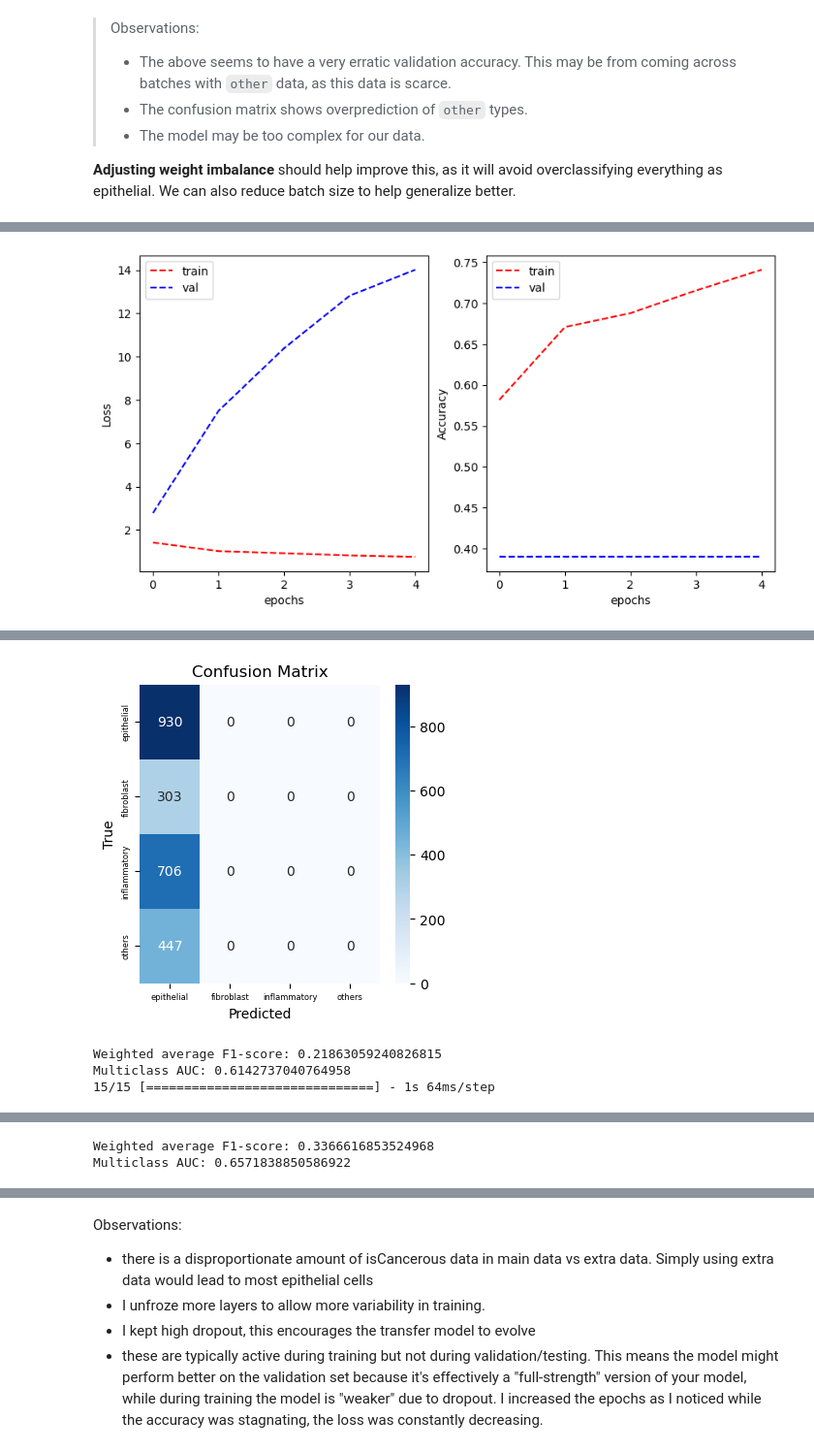
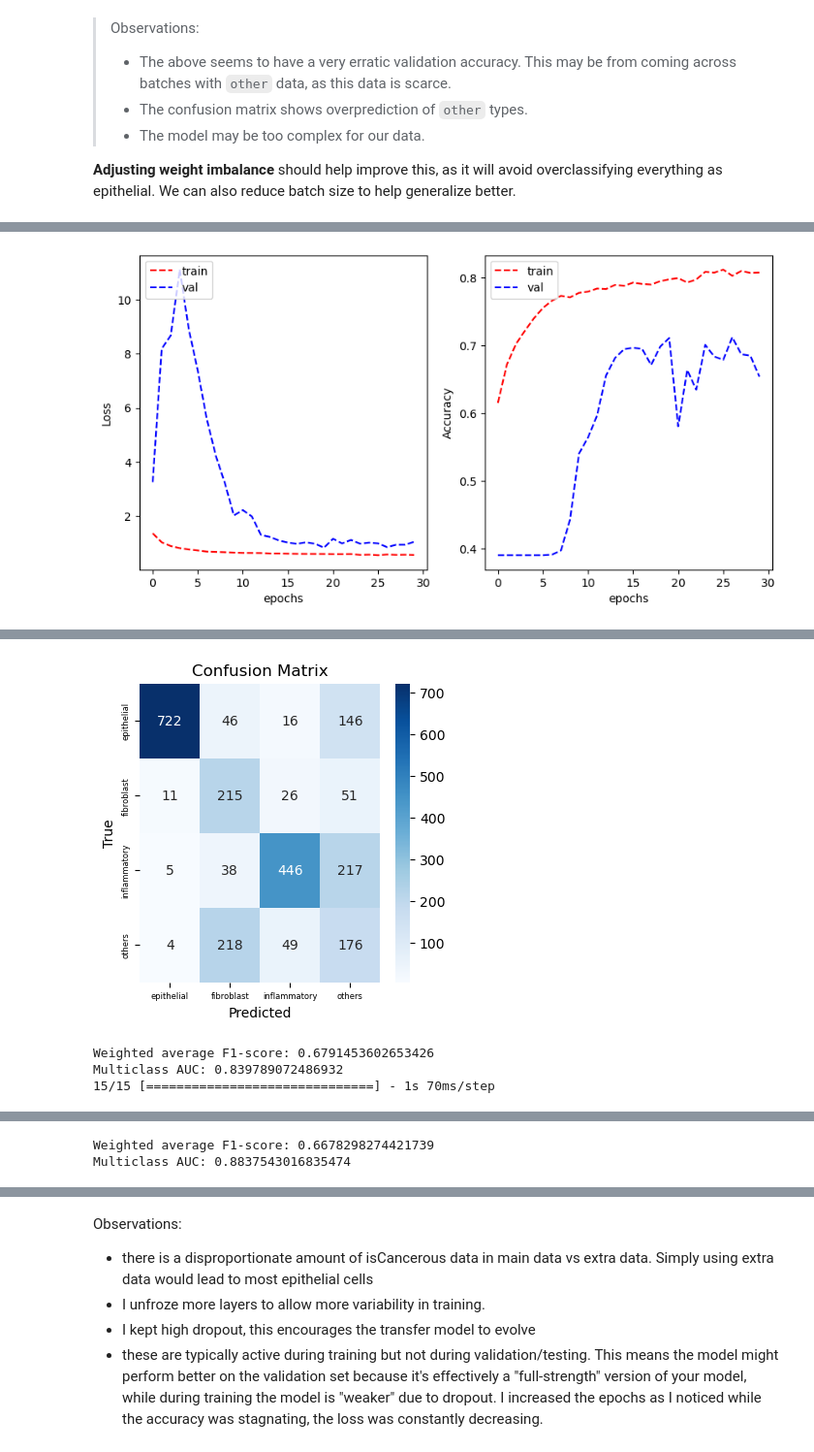
Before and after one commit to Keen2Kode/Machine-Learning, a Jupyter notebook: assignment_2.ipynb, the cells around one changed output, grey strips where cells are left out. Shown at 97% size. Saved outputs shown, nothing was run; the diff lists cells and outputs as text; code cells hidden in the pictures.

Commit message:
updated with all diagrams

```diff
--- a/assignment_2.ipynb
+++ b/assignment_2.ipynb
@@ -913,7 +893,7 @@ rcc_improved = rcc_net(y_col, optimizer = Adam(beta_1=0.9, beta_2=0.99, decay=1e
 train_generator, val_generator, _ = generator(batch_size, y_col)
 
 lr_scheduler = ReduceLROnPlateau(factor=0.1, patience=5, verbose=1, min_lr=6e-5)
-rcc_improved_history = rcc_improved.fit(train_generator, epochs=5, validation_data=val_generator, class_weight=balanced_weights(train_generator), callbacks=[lr_scheduler])
+rcc_improved_history = rcc_improved.fit(train_generator, epochs=30, validation_data=val_generator, class_weight=balanced_weights(train_generator), callbacks=[lr_scheduler])
 train_val_accuracy(rcc_improved_history)
 # to get samples in order
 _, val_generator, test_generator = generator(batch_size, y_col, shuffle=False)
@@ -936,4 +920,4 @@ Epoch 5/5
-[figure, old version]
+[figure, new version]
 Found 5671 validated image filenames belonging to 4 classes.
 Found 2386 validated image filenames belonging to 4 classes.
 Found 1839 validated image filenames belonging to 4 classes.
@@ -941,4 +925,4 @@ Found 1839 validated image filenames belonging to 4 classes.
-[figure, old version]
+[figure, new version]
-Weighted average F1-score: 0.21863059240826815
-Multiclass AUC: 0.6142737040764958
-15/15 [==============================] - 1s 64ms/step
+Weighted average F1-score: 0.6791453602653426
+Multiclass AUC: 0.839789072486932
+15/15 [==============================] - 1s 70ms/step
@@ -946,2 +930,2 @@ Multiclass AUC: 0.6142737040764958
-Weighted average F1-score: 0.3366616853524968
-Multiclass AUC: 0.6571838850586922
+Weighted average F1-score: 0.6678298274421739
+Multiclass AUC: 0.8837543016835474
```
Also changed, not shown: parts of 37 cells of this notebook.
